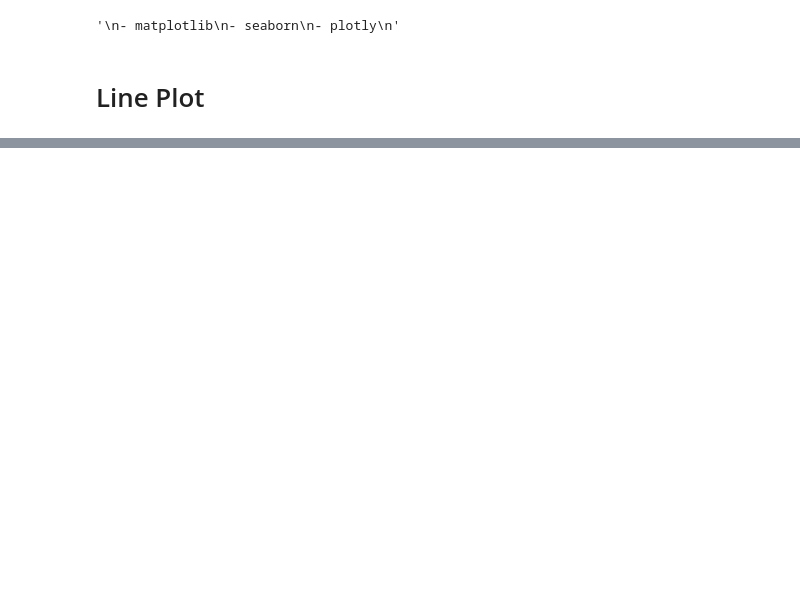
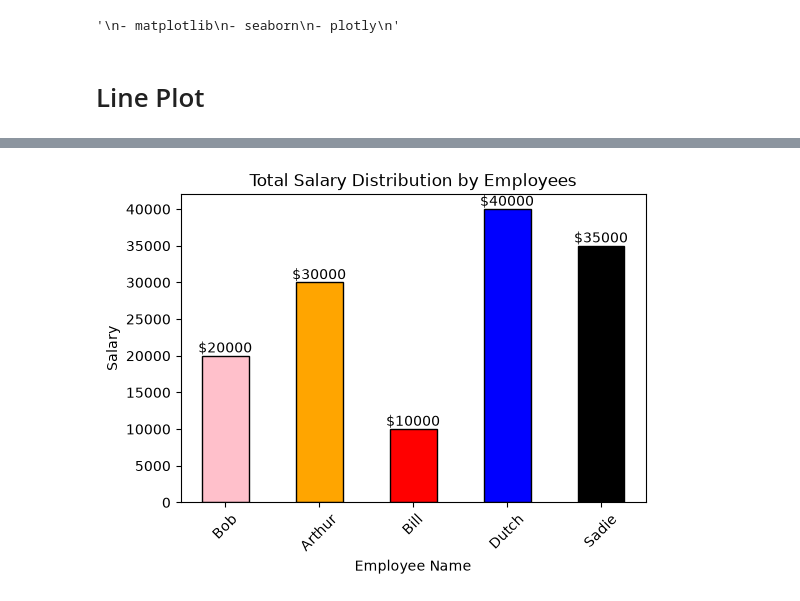
Before and after one commit to Shaswat64/Data-Sci, a Jupyter notebook: visualization.ipynb, the cells around one changed output, grey strips where cells are left out. Cells and saved outputs as stored; diff of their text form; code cells hidden in the pictures; blank space fills up the shorter version.

```diff
--- a/visualization.ipynb
+++ b/visualization.ipynb
@@ -26,0 +30,13 @@ plt.show()
+# %%
+plt.figure(figsize=(6, 4)) # 600 x 400 pxl
+plt.bar(employee_name, salary, color=['pink','Orange','Red','Blue','black'],width=0.5, edgecolor = 'black')
+# plt.plot(employee_name, bonus, color='blue', marker='o', linestyle='-')
+plt.xlabel('Employee Name')
+plt.ylabel('Salary')
+plt.title('Total Salary Distribution by Employees')
+plt.xticks(rotation=45)
+for idx,val in enumerate(salary):
+    plt.text(idx,val,f'${val}', ha= 'center',va='bottom')
+plt.show()
+# %% [output]
+[figure, added]
```
Also changed, not shown: parts of 12 cells of this notebook.
